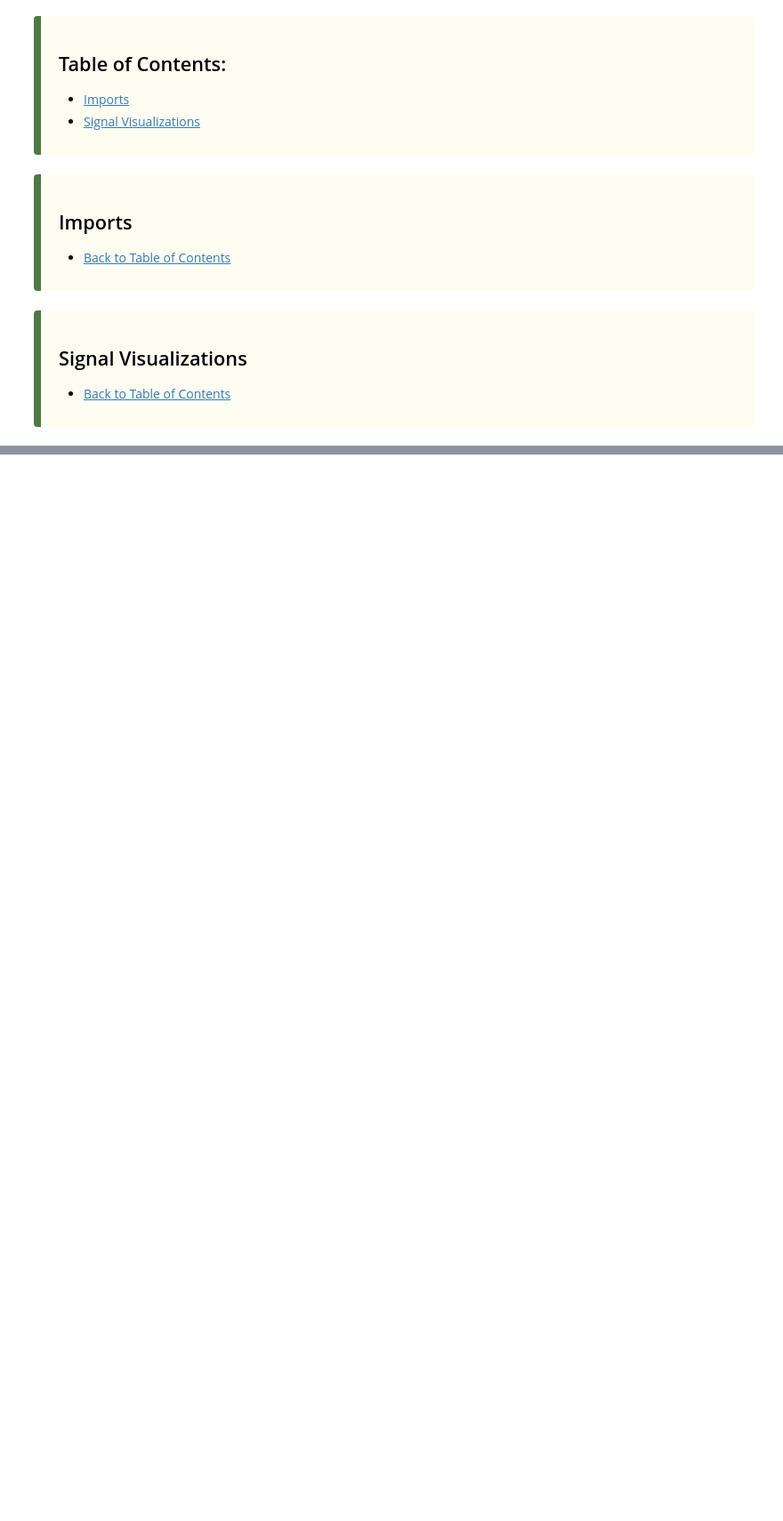
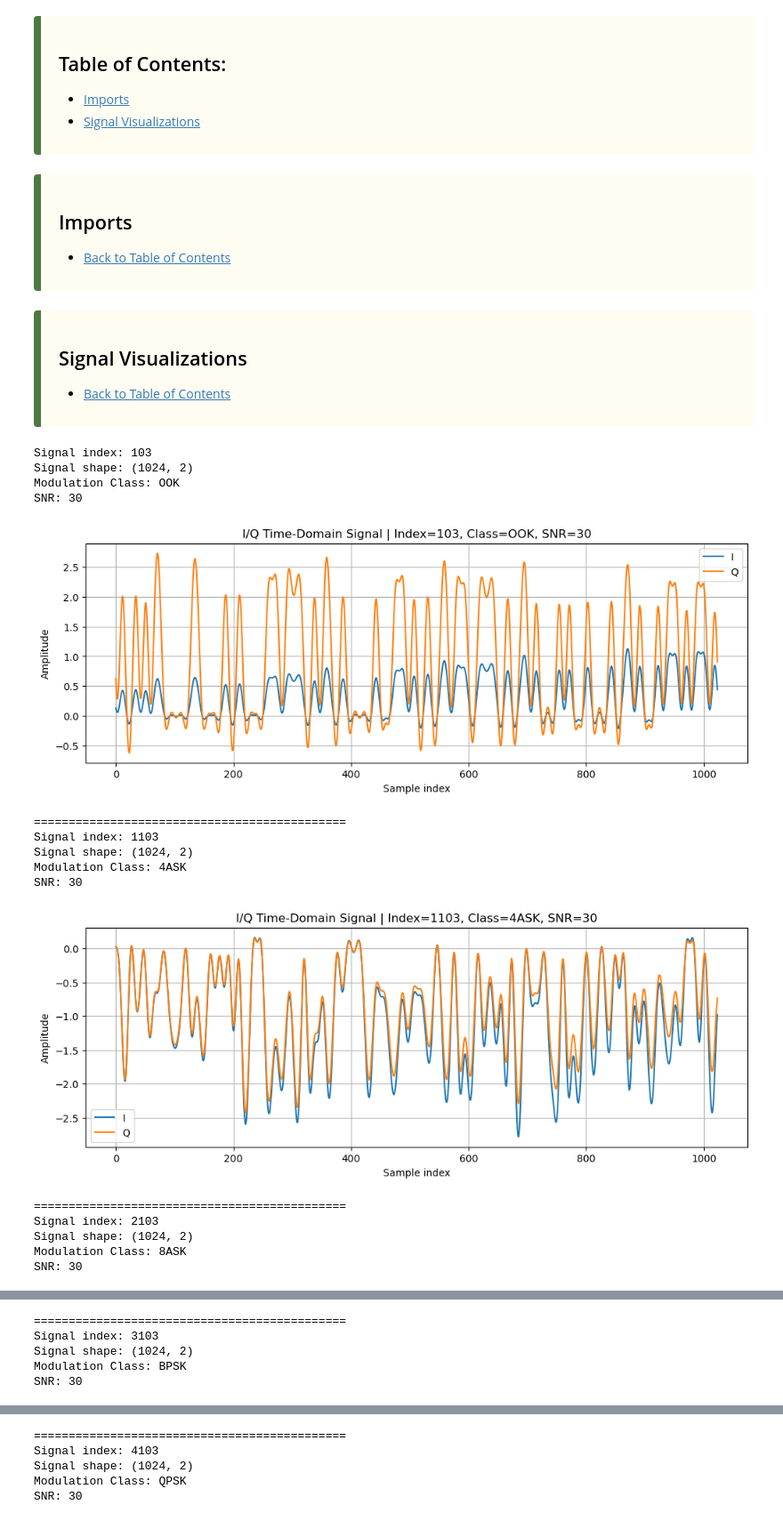
Before and after one commit to Jared-Wood135/EthicalHacking-AI-and-RadioFrequencies, a Jupyter notebook: Code/highest_snr_explore.ipynb, the cells around one changed output, grey strips where cells are left out. Shown at 89% size. Drawn from its saved outputs; the diff is of its cells as text; code cells hidden in the pictures; blank space fills up the shorter version.

Commit message:
Update
- Added visualizations of every signal modulation type

```diff
--- a/Code/highest_snr_explore.ipynb
+++ b/Code/highest_snr_explore.ipynb
@@ -43,3 +43,23 @@ import highest_snr_explore as e
 - [Back to Table of Contents](#table-of-contents)
 
 </div>
+# %%
+# Visualize one signal of every modulation type (24)
+e.vis_all_mod_types()
+# %% [output]
+Signal index: 103
+Signal shape: (1024, 2)
+Modulation Class: OOK
+SNR: 30
+[figure, added]
+=============================================
+Signal index: 1103
+Signal shape: (1024, 2)
+Modulation Class: 4ASK
+SNR: 30
+[figure, added]
+=============================================
+Signal index: 2103
+Signal shape: (1024, 2)
+Modulation Class: 8ASK
+SNR: 30
@@ -45,0 +67,5 @@ import highest_snr_explore as e
+=============================================
+Signal index: 3103
+Signal shape: (1024, 2)
+Modulation Class: BPSK
+SNR: 30
@@ -45,0 +73,5 @@ import highest_snr_explore as e
+=============================================
+Signal index: 4103
+Signal shape: (1024, 2)
+Modulation Class: QPSK
+SNR: 30
```
Also changed, not shown: parts of 1 cell of this notebook.
